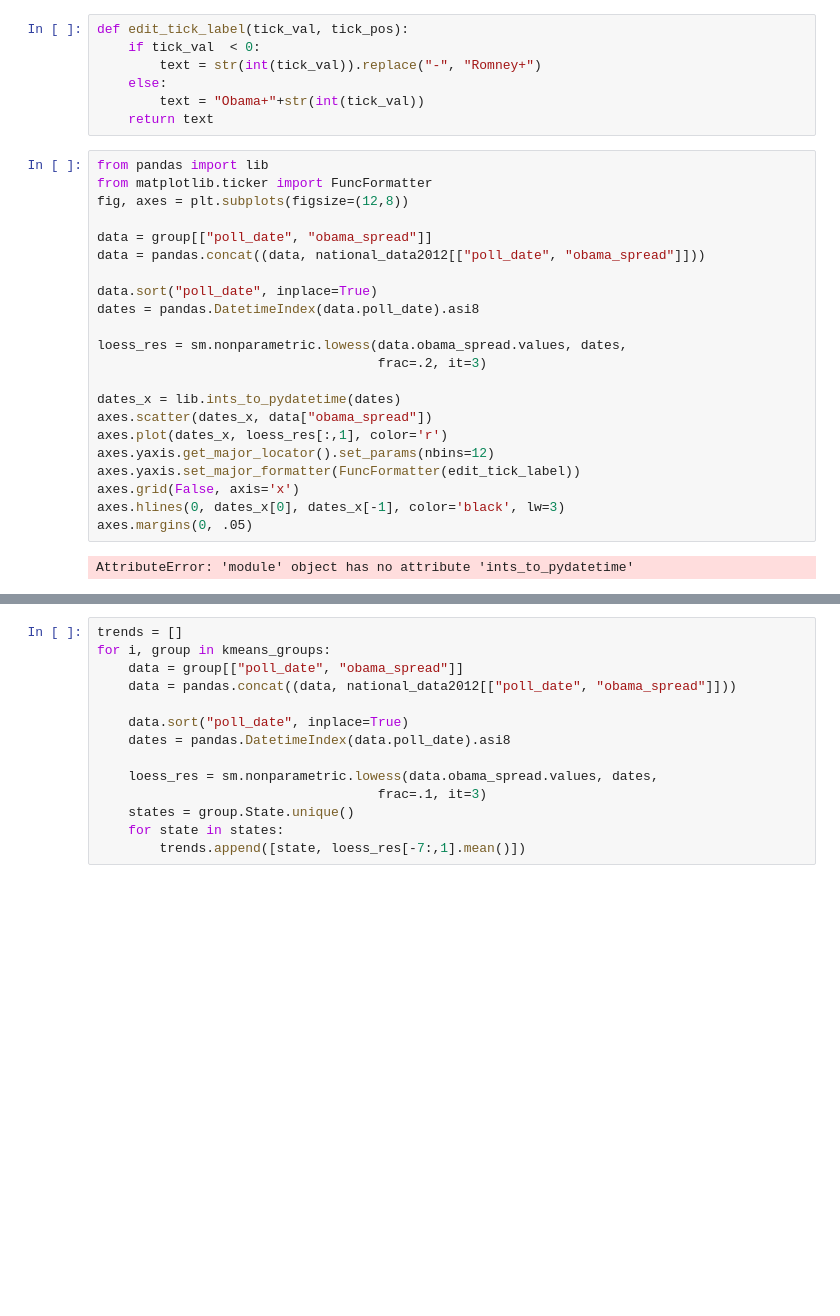
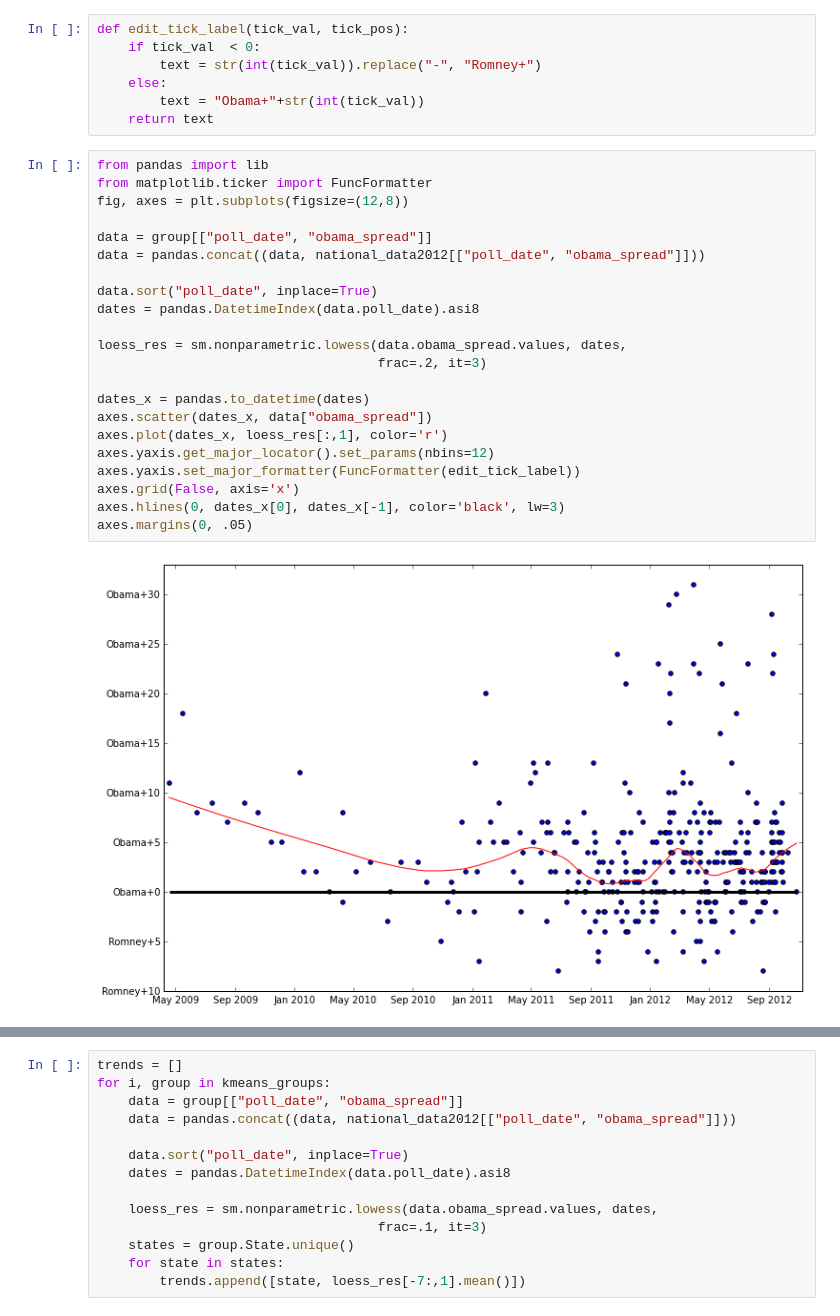
Before and after one commit to bansalr/538model, a Jupyter notebook: silver_model.ipynb, the cells around one changed output, grey strips where cells are left out. Cells and saved outputs as stored; diff of their text form; blank space fills up the shorter version.

```diff
--- a/silver_model.ipynb
+++ b/silver_model.ipynb
@@ -894,27 +895,27 @@ def edit_tick_label(tick_val, tick_pos):
 # %%
 from pandas import lib
 from matplotlib.ticker import FuncFormatter
 fig, axes = plt.subplots(figsize=(12,8))
 
 data = group[["poll_date", "obama_spread"]]
 data = pandas.concat((data, national_data2012[["poll_date", "obama_spread"]]))
 
 data.sort("poll_date", inplace=True)
 dates = pandas.DatetimeIndex(data.poll_date).asi8
 
 loess_res = sm.nonparametric.lowess(data.obama_spread.values, dates,
                                     frac=.2, it=3)
 
-dates_x = lib.ints_to_pydatetime(dates)
+dates_x = pandas.to_datetime(dates)
 axes.scatter(dates_x, data["obama_spread"])
 axes.plot(dates_x, loess_res[:,1], color='r')
 axes.yaxis.get_major_locator().set_params(nbins=12)
 axes.yaxis.set_major_formatter(FuncFormatter(edit_tick_label))
 axes.grid(False, axis='x')
 axes.hlines(0, dates_x[0], dates_x[-1], color='black', lw=3)
 axes.margins(0, .05)
 # %% [output]
-AttributeError: 'module' object has no attribute 'ints_to_pydatetime'
+[figure, added]
 # %%
 loess_res[-7:,1].mean()
 # %% [output]
```
Also changed, not shown: parts of 38 cells of this notebook, 2 other files.
